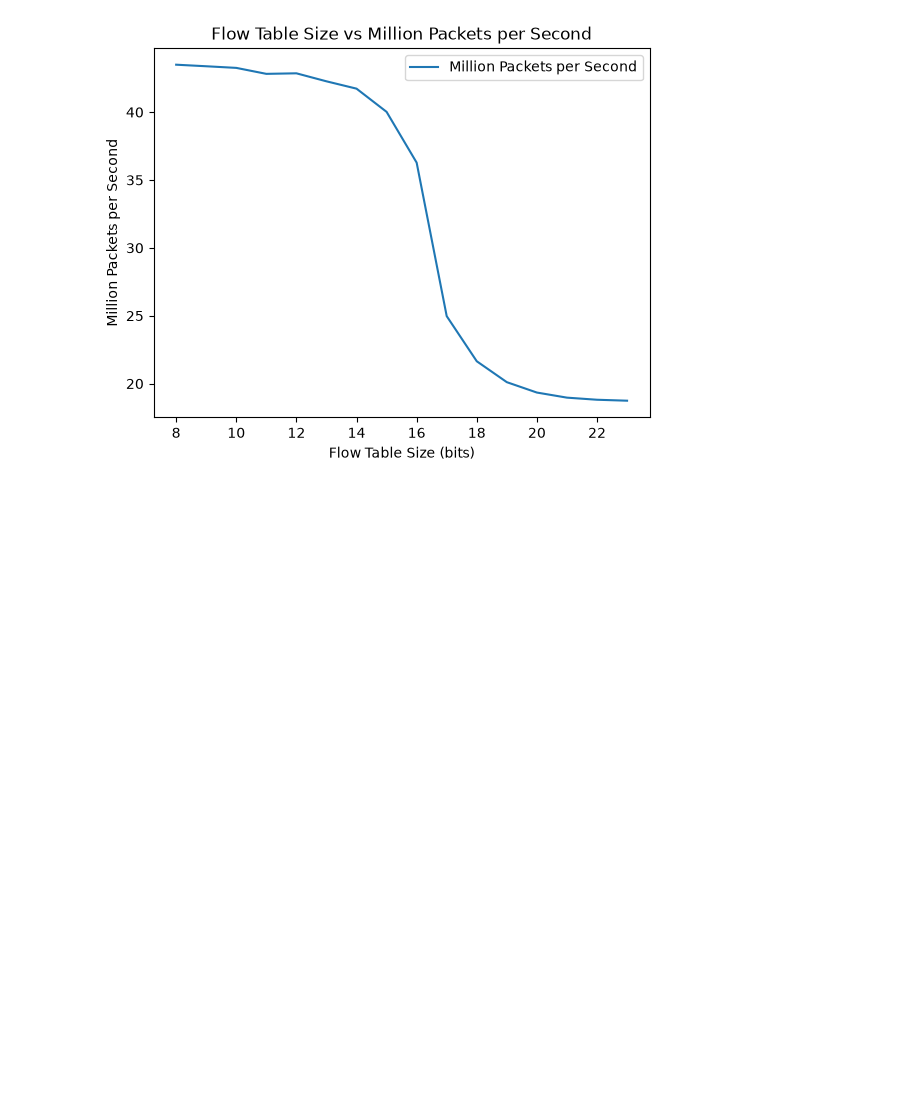
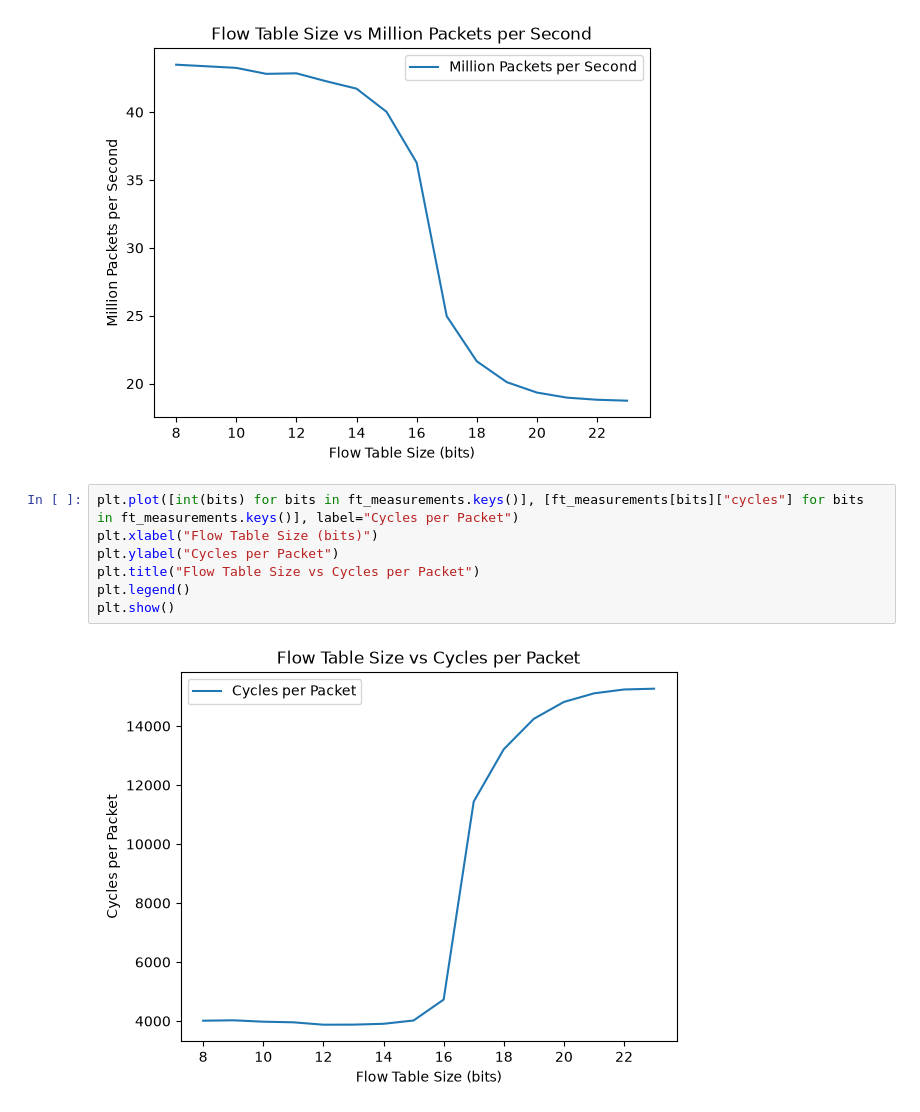
Before and after one commit to gespel/Masterarbeit, a Jupyter notebook: huginn/notebooks/ft_size.ipynb, the cells around one changed output. Drawn from its saved outputs; the diff is of its cells as text; blank space fills up the shorter version.

```diff
--- a/huginn/notebooks/ft_size.ipynb
+++ b/huginn/notebooks/ft_size.ipynb
@@ -34,3 +34,12 @@ plt.legend()
 plt.show()
 # %% [output]
 [figure]
+# %%
+plt.plot([int(bits) for bits in ft_measurements.keys()], [ft_measurements[bits]["cycles"] for bits in ft_measurements.keys()], label="Cycles per Packet")
+plt.xlabel("Flow Table Size (bits)")
+plt.ylabel("Cycles per Packet")
+plt.title("Flow Table Size vs Cycles per Packet")
+plt.legend()
+plt.show()
+# %% [output]
+[figure, added]
```
